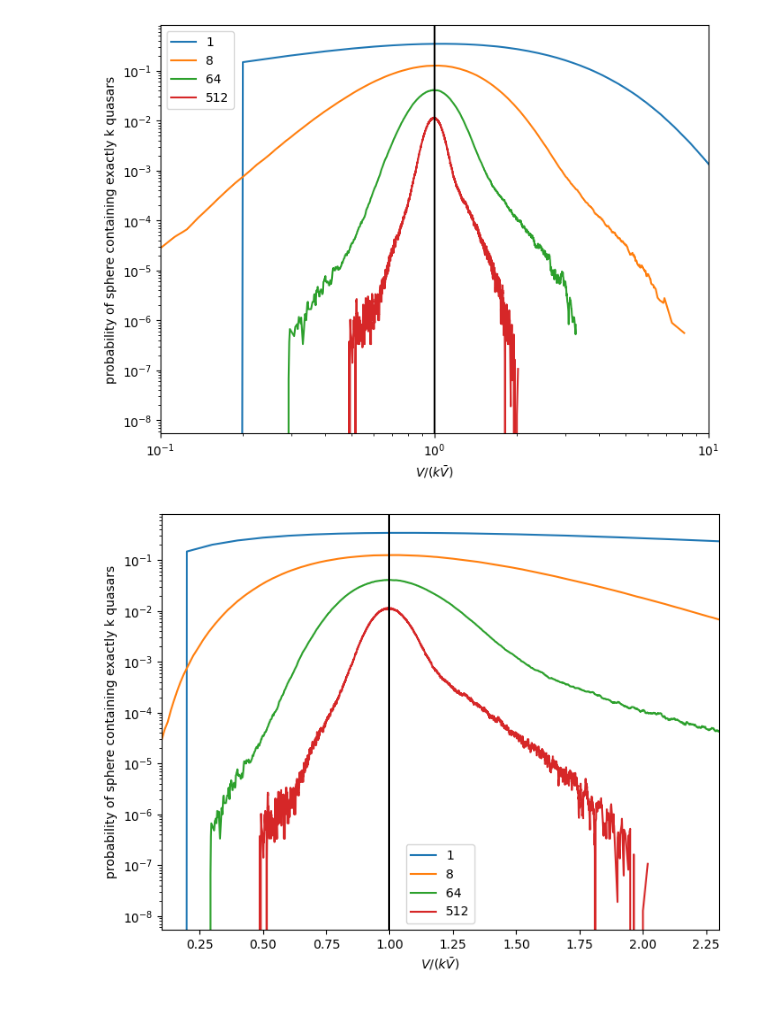
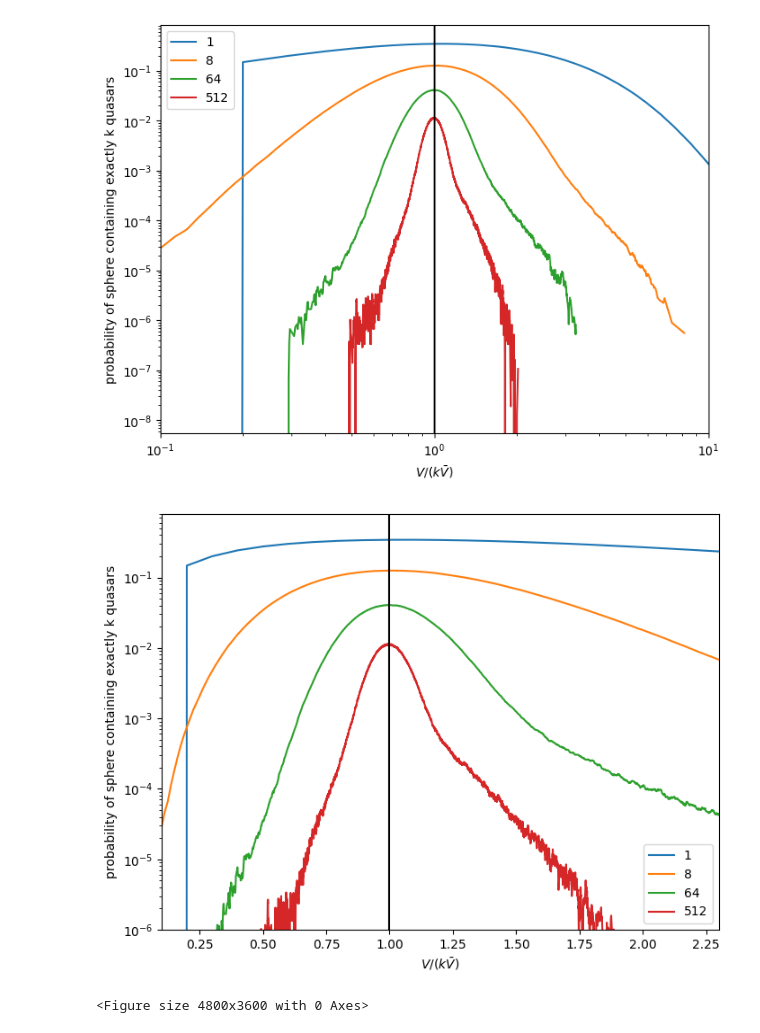
Before and after one commit to yipihey/quaia-knn, a Jupyter notebook: FirstSteps.ipynb, the cells around one changed output. Drawn from its saved outputs; the diff is of its cells as text; code cells hidden in the pictures.

Commit message:
Use matplotlib.pyplot as import

```diff
--- a/FirstSteps.ipynb
+++ b/FirstSteps.ipynb
@@ -5,8 +5,11 @@ import k3d
 import pandas as pd
 import SEdist
 import pygwalker as pyg
+import matplotlib.pyplot as plt
+import scienceplots
+import scipy.spatial
+plt.style.use(['science','ieee','high-contrast'])
 
-import scipy.spatial
 
 from astropy.coordinates import SkyCoord
 from astropy.cosmology import Planck15 as default_cosmo
@@ -151,8 +154,9 @@ By measuring how many randoms are in the spheres of the size to the k-th nearest
 # %%
 indices = np.random.choice(len(rf['x']), 3_000_000, replace=False)  # downsample [is faster]
 #indices = np.arange(len(rf['x']))
+rl = np.zeros((len(indices),len(ks)))
 for c, k in enumerate(ks):
-    rl = rt.query_ball_point( (np.vstack([rf['x'],rf['y'],rf['z']]).T)[indices,:], dis[indices,c], return_length=True, workers=-1)
-    cdfs[k] = SEdist.SE_distribution(rl, compress="log", Ninterpolants=50000)
+    rl[:,c] = rt.query_ball_point( (np.vstack([rf['x'],rf['y'],rf['z']]).T)[indices,:], dis[indices,c], return_length=True, workers=-1)
+    cdfs[k] = SEdist.SE_distribution(rl[:,c], compress="log", Ninterpolants=50000)
 #cdfs[k] = SEdist.SE_distribution(rl)
 # %%
@@ -188,12 +191,23 @@ plt.legend();
 # %%
 # P_k
 fig = plt.figure(figsize=(8,6))
 for c, k in enumerate(ks[::2]):
     plt.semilogy(cdfs[k].x()/k/10, cdfs[k].cdf(cdfs[k].x())-cdfs[k+1].cdf(cdfs[k].x()),label=str(k))
 plt.axvline(1,color='black')
 plt.xlabel(r'$V/(k\bar{V})$')
 plt.ylabel(r'probability of sphere containing exactly k quasars')
 plt.xlim([1e-1,2.3])
+plt.ylim([1e-6,0.8])
 plt.legend();
 # %% [output]
-[figure, old version]
+[figure, new version]
+# %%
+vols = 4*np.pi/3 * dis[indices,:]**3
+vcdfs = {}
+for c, k in enumerate(ks):
+    vcdfs[k] = SEdist.SE_distribution(vols[:,c], compress="log", Ninterpolants=50000)
+
+import matplotlib.pyplot as plt
+fig = plt.figure(figsize=(8,6))
+# %% [output]
+<Figure size 4800x3600 with 0 Axes>
```
Also changed, not shown: parts of 7 cells of this notebook.
